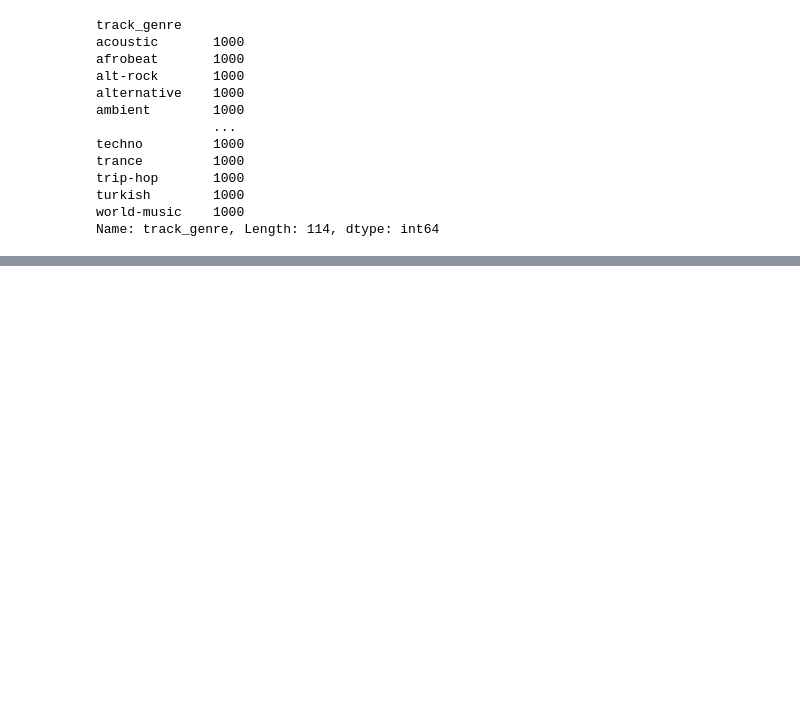
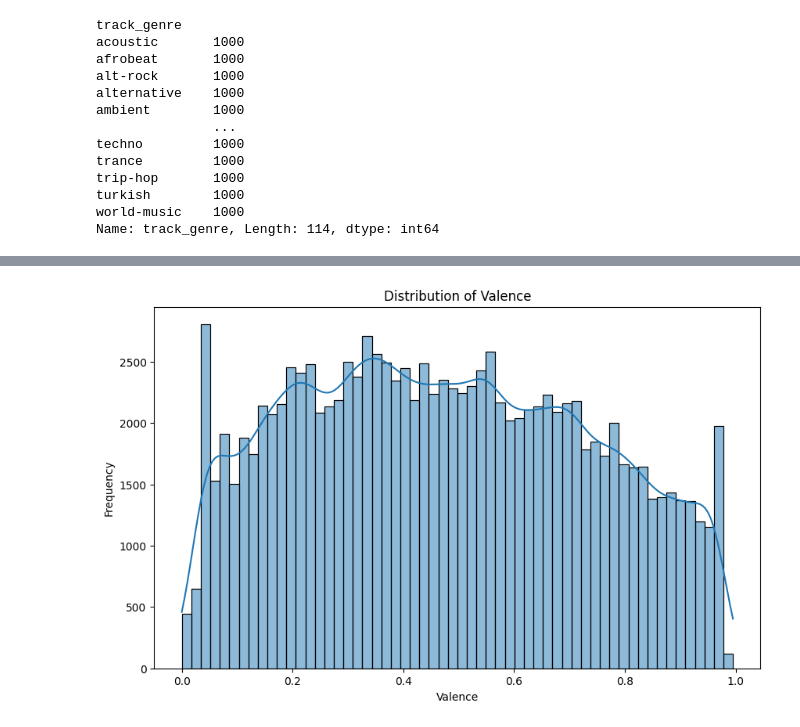
Before and after one commit to shikharkohli/iitdDSML-spotify, a Jupyter notebook: spotify_EDA.ipynb, the cells around one changed output, grey strips where cells are left out. Saved outputs shown, nothing was run; the diff lists cells and outputs as text; code cells hidden in the pictures; blank space fills up the shorter version.

```diff
--- a/spotify_EDA.ipynb
+++ b/spotify_EDA.ipynb
@@ -102,0 +115,11 @@ Name: track_genre, Length: 114, dtype: int64
+# %%
+# prompt: Plot the distribution of the variable valence
+
+plt.figure(figsize=(10, 6))
+sns.histplot(df['valence'], kde=True)  # Use histplot for distribution
+plt.title('Distribution of Valence')
+plt.xlabel('Valence')
+plt.ylabel('Frequency')
+plt.show()
+# %% [output]
+[figure, added]
```
Also changed, not shown: parts of 7 cells of this notebook.
